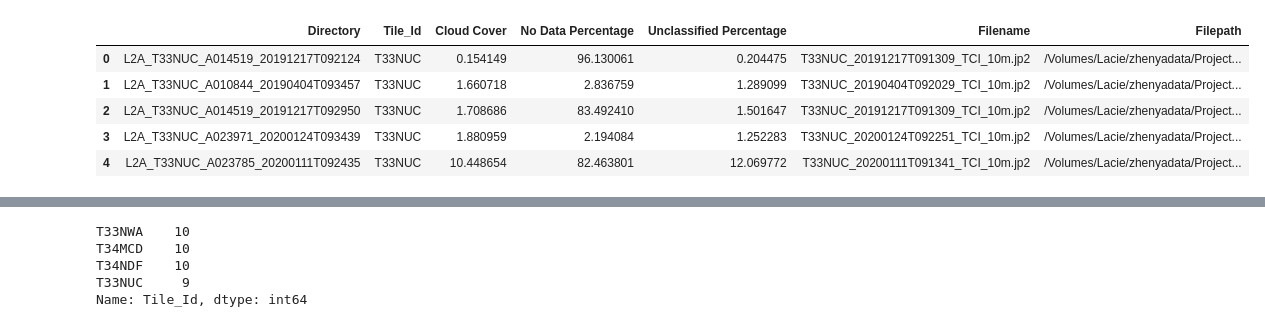
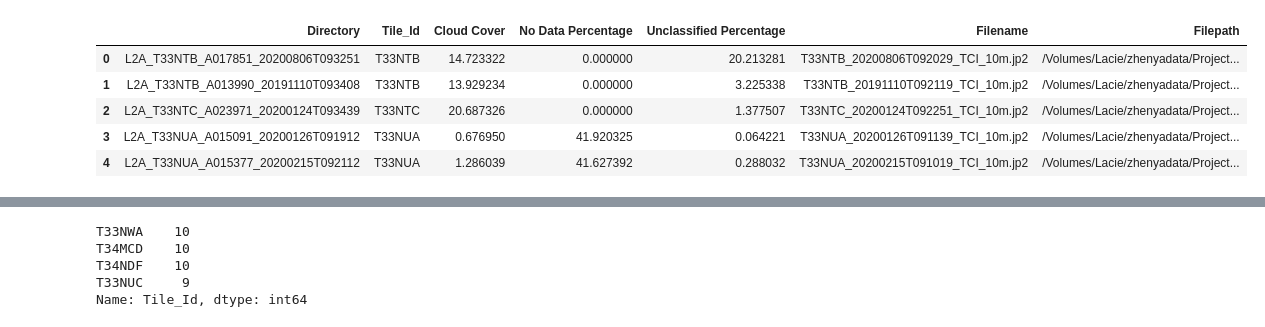
Before and after one commit to panopticonopolis/canopy-gis, a Jupyter notebook: data_collection/Sort_Order_AWS_TCI.ipynb, the cells around one changed output, grey strips where cells are left out. Drawn from its saved outputs; the diff is of its cells as text; code cells hidden in the pictures.

```diff
--- a/data_collection/Sort_Order_AWS_TCI.ipynb
+++ b/data_collection/Sort_Order_AWS_TCI.ipynb
@@ -6,7 +6,7 @@ import pandas as pd
 import re
 from shutil import copyfile
 # %%
-parent = "/Volumes/Lacie/zhenyadata/Project_Canopy_Data/Data/Sentinel_Data/Labelled/Tiles_v1_Misha/Raw"
+parent = "/Volumes/Lacie/zhenyadata/Project_Canopy_Data/PC_Data/Sentinel_Data/Labelled/Tiles_v2_Misha/SAFE_true_raw"
 dirs = os.listdir(parent)
 
 meta_data = []
@@ -45,16 +41,15 @@ df
 # %%
 #full_sorted df
-df2 = df.sort_values(by=["Tile_Id","Cloud Cover","Unclassified Percentage"]).reset_index()
-df2 = df2.drop(columns="index")
+df2 = df.sort_values(by=["Tile_Id","Unclassified Percentage"],ignore_index=True)
 
 #partial df for testing
 df_test = df2.head(50)
 # %%
-df2.head(5)
+df2.head()
 # %% [output]
 |  | Directory | Tile_Id | Cloud Cover | No Data Percentage | Unclassified Percentage | Filename | Filepath |
-| 0 | L2A_T33NUC_A014519_20191217T092124 | T33NUC | 0.154149 | 96.130061 | 0.204475 | T33NUC_20191217T091309_TCI_10m.jp2 | /Volumes/Lacie/zhenyadata/Project... |
-| 1 | L2A_T33NUC_A010844_20190404T093457 | T33NUC | 1.660718 | 2.836759 | 1.289099 | T33NUC_20190404T092029_TCI_10m.jp2 | /Volumes/Lacie/zhenyadata/Project... |
-| 2 | L2A_T33NUC_A014519_20191217T092950 | T33NUC | 1.708686 | 83.492410 | 1.501647 | T33NUC_20191217T091309_TCI_10m.jp2 | /Volumes/Lacie/zhenyadata/Project... |
-| 3 | L2A_T33NUC_A023971_20200124T093439 | T33NUC | 1.880959 | 2.194084 | 1.252283 | T33NUC_20200124T092251_TCI_10m.jp2 | /Volumes/Lacie/zhenyadata/Project... |
-| 4 | L2A_T33NUC_A023785_20200111T092435 | T33NUC | 10.448654 | 82.463801 | 12.069772 | T33NUC_20200111T091341_TCI_10m.jp2 | /Volumes/Lacie/zhenyadata/Project... |
+| 0 | L2A_T33NTB_A017851_20200806T093251 | T33NTB | 14.723322 | 0.000000 | 20.213281 | T33NTB_20200806T092029_TCI_10m.jp2 | /Volumes/Lacie/zhenyadata/Project... |
+| 1 | L2A_T33NTB_A013990_20191110T093408 | T33NTB | 13.929234 | 0.000000 | 3.225338 | T33NTB_20191110T092119_TCI_10m.jp2 | /Volumes/Lacie/zhenyadata/Project... |
+| 2 | L2A_T33NTC_A023971_20200124T093439 | T33NTC | 20.687326 | 0.000000 | 1.377507 | T33NTC_20200124T092251_TCI_10m.jp2 | /Volumes/Lacie/zhenyadata/Project... |
+| 3 | L2A_T33NUA_A015091_20200126T091912 | T33NUA | 0.676950 | 41.920325 | 0.064221 | T33NUA_20200126T091139_TCI_10m.jp2 | /Volumes/Lacie/zhenyadata/Project... |
+| 4 | L2A_T33NUA_A015377_20200215T092112 | T33NUA | 1.286039 | 41.627392 | 0.288032 | T33NUA_20200215T091019_TCI_10m.jp2 | /Volumes/Lacie/zhenyadata/Project... |
```
Also changed, not shown: parts of 7 cells of this notebook, 6 other files.
